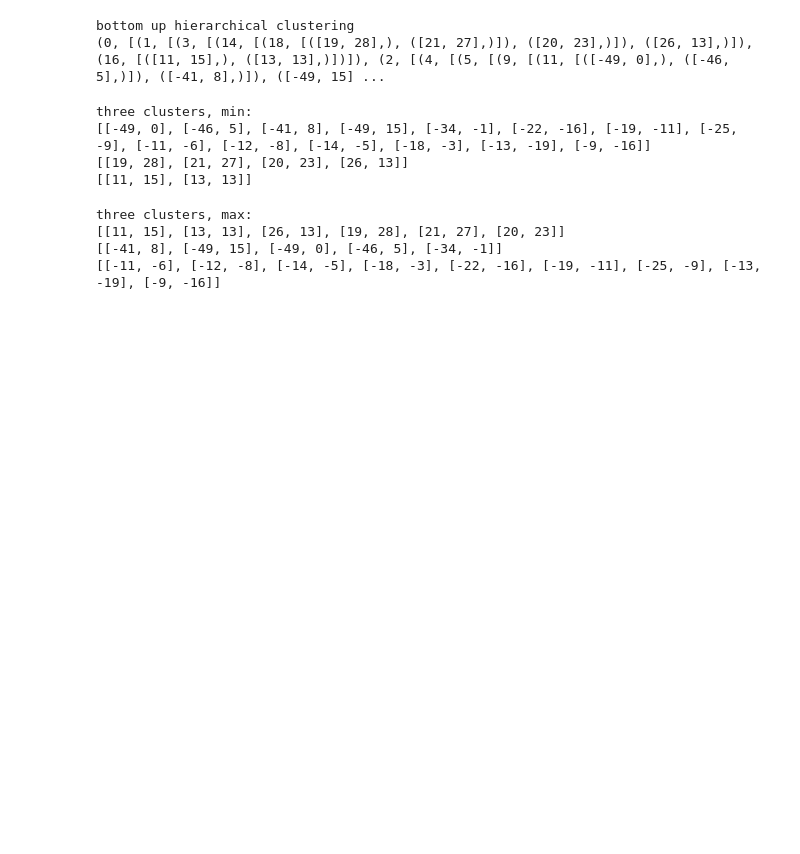
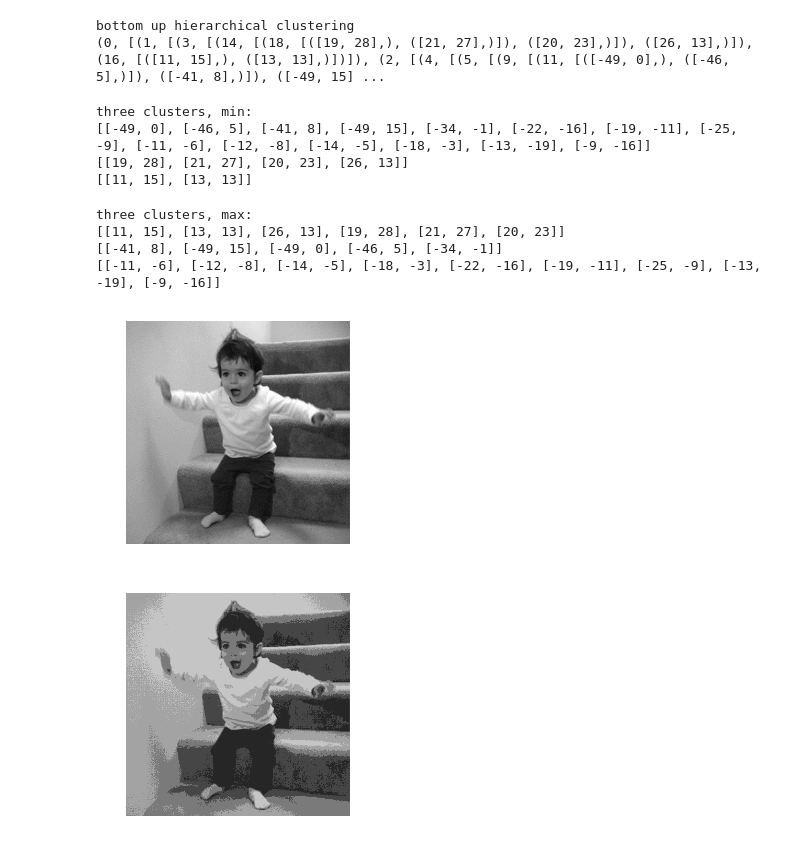
Before and after one commit to rnder/data-science-from-scratch, a Jupyter notebook: notebook/ch19_clustering.ipynb, the cells around one changed output. Cells and saved outputs as stored; diff of their text form; code cells hidden in the pictures; blank space fills up the shorter version.

```diff
--- a/notebook/ch19_clustering.ipynb
+++ b/notebook/ch19_clustering.ipynb
@@ -66,7 +66,7 @@ def plot_squared_clustering_errors():
 #
 
 def recolor_image(input_file, k=5):
-
+    path_to_png_file = input_file
     img = mpimg.imread(path_to_png_file)
     pixels = [pixel for row in img for pixel in row]
     clusterer = KMeans(k)
@@ -239,3 +243,14 @@ three clusters, max:
 [[11, 15], [13, 13], [26, 13], [19, 28], [21, 27], [20, 23]]
 [[-41, 8], [-49, 15], [-49, 0], [-46, 5], [-34, -1]]
 [[-11, -6], [-12, -8], [-14, -5], [-18, -3], [-22, -16], [-19, -11], [-25, -9], [-13, -19], [-9, -16]]
+# %%
+path_to_png_file = "./image/image.png"
+
+plt.imshow(mpimg.imread(path_to_png_file))
+plt.axis('off')
+plt.show()
+
+recolor_image(path_to_png_file)
+# %% [output]
+[figure, added]
+[figure, added]
```
Also changed, not shown: parts of 1 cell of this notebook, 1 other file.
